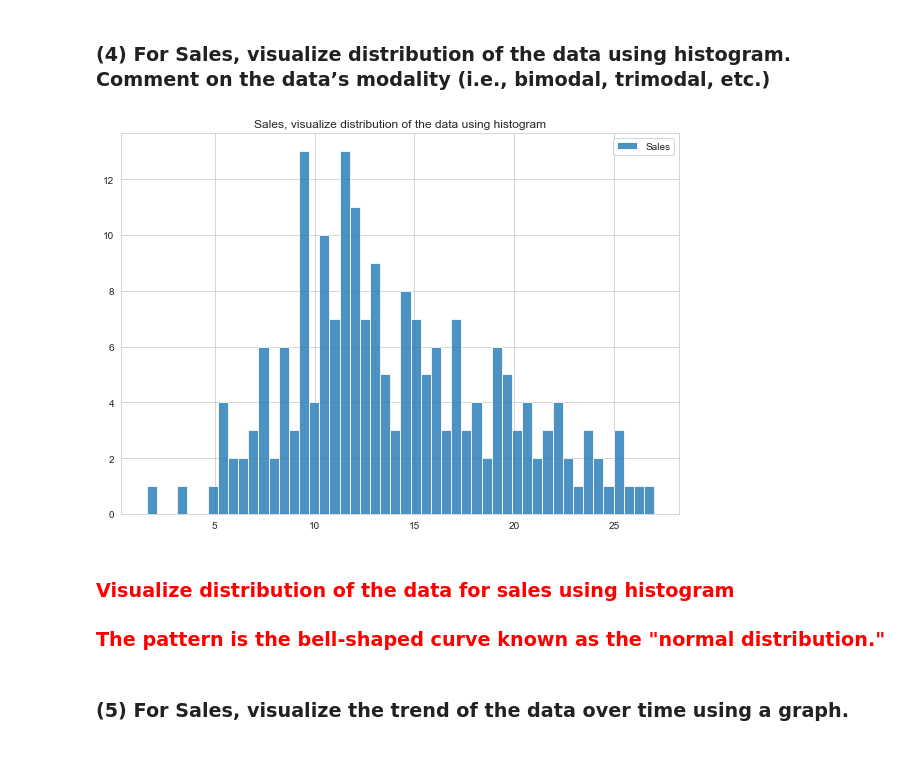
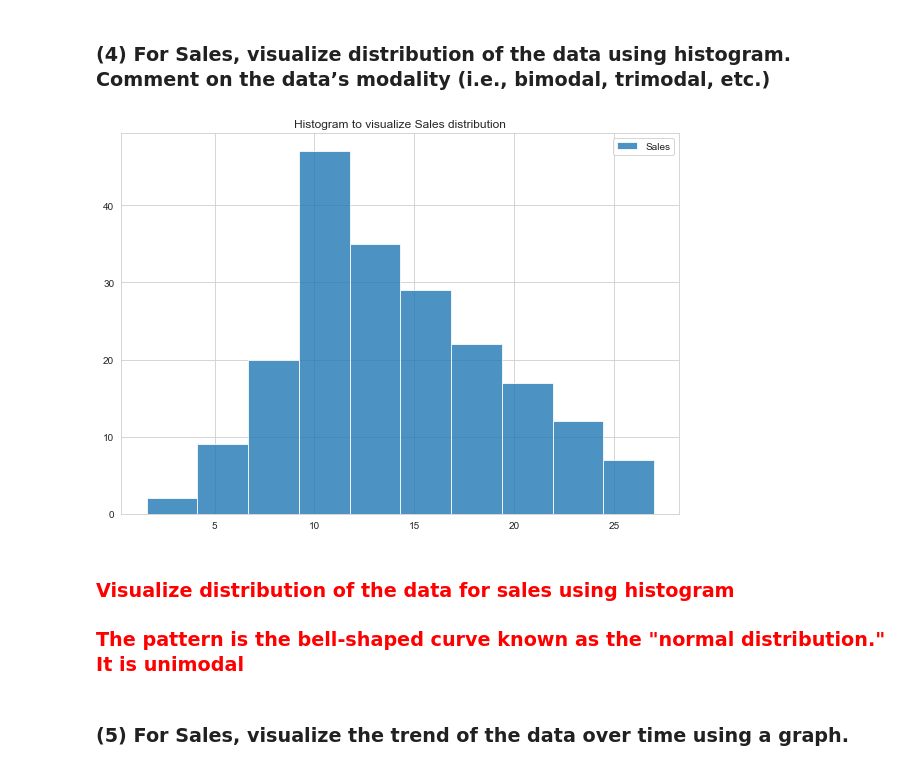
Before and after one commit to xiaomeiX/TW1-visualization, a Jupyter notebook: data_analysis.ipynb, the cells around one changed output. Saved outputs shown, nothing was run; the diff lists cells and outputs as text; code cells hidden in the pictures.

```diff
--- a/data_analysis.ipynb
+++ b/data_analysis.ipynb
@@ -179,0 +161,8 @@ plt.show()
+# %%
+fig, ax = plt.subplots(figsize =(10, 7))
+ax.set_title('Boxplot for TV, Radio, Newpaper advertising dollars spense and Sales of a single product in a given market')
+
+ax.boxplot([data['TV'],data['Radio'], data['Newspaper'],data['Sales'], ])
+ax.set_xticklabels(['TV', 'Radio', 'Newspaper','Sales'])
+ax.set_ylabel('$USD')
+plt.show()
@@ -181,15 +172,19 @@ plt.show()
 ### (4) For Sales, visualize distribution of the data using histogram. Comment on the data’s modality (i.e., bimodal, trimodal, etc.)
 # %%
 fig = plt.figure(figsize =(10, 7))
-plt.hist(data['Sales'],bins=50,label='Sales',alpha=0.8)
+plt.title('Histogram to visualize Sales distribution')
+plt.hist(data['Sales'],bins=10,label='Sales',alpha=0.8)
 
 plt.legend(loc='best')
-plt.title('Sales, visualize distribution of the data using histogram')
+
+ax.set_xlabel("Sales")
+ax.set_ylabel("# of observations")
+
 plt.show()
 # %% [output]
-[figure, old version]
+[figure, new version]
 # %% [markdown]
 ### <span style="color:red">Visualize distribution of the data for sales using histogram</span>
-### <span style="color:red"> The pattern is the bell-shaped curve known as the "normal distribution."</span>
+### <span style="color:red"> The pattern is the bell-shaped curve known as the "normal distribution." It is unimodal</span>
 # %% [markdown]
 ### (5) For Sales, visualize the trend of the data over time using a graph.
```
Also changed, not shown: parts of 13 cells of this notebook.
